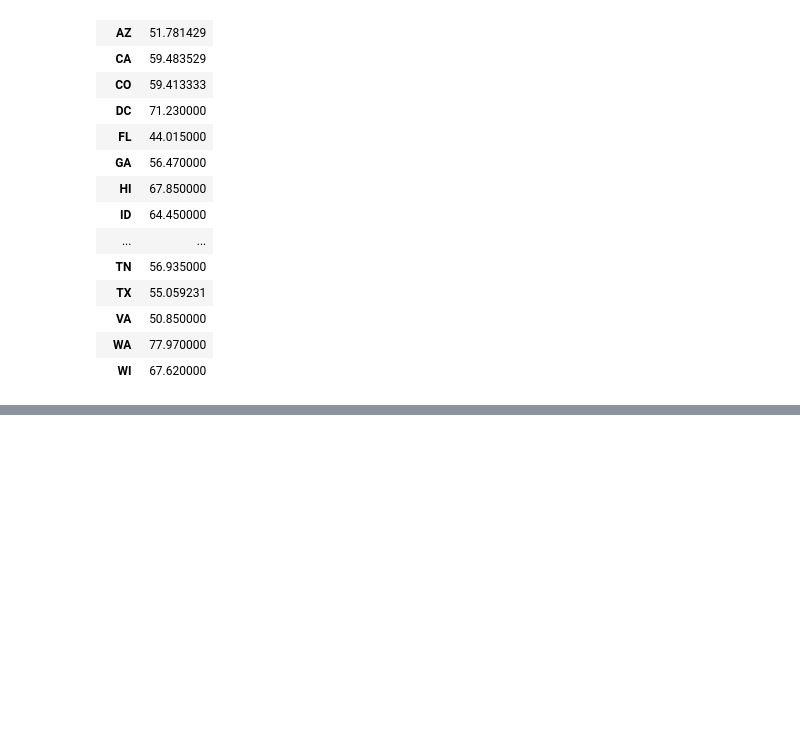
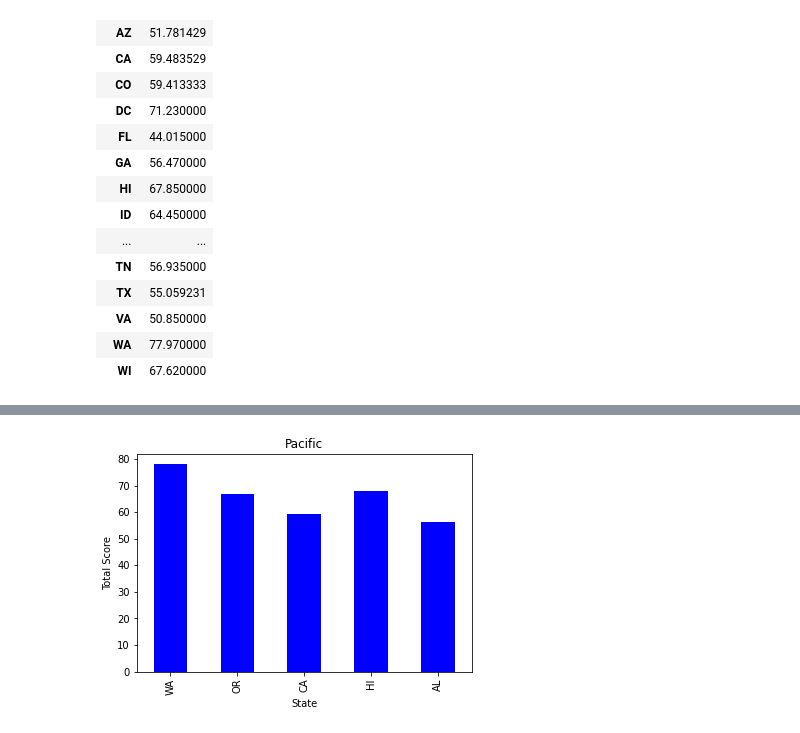
Before and after one commit to Wes90/Climate-DEchangers, a Jupyter notebook: public_transpo.ipynb, the cells around one changed output, grey strips where cells are left out. Cells and saved outputs as stored; diff of their text form; code cells hidden in the pictures; blank space fills up the shorter version.

```diff
--- a/public_transpo.ipynb
+++ b/public_transpo.ipynb
@@ -82,0 +80,8 @@ plt.show()
+# %%
+transit_pacific = transportation_final.loc[['WA','OR','CA','HI','AL']]
+
+transit_pacific.plot(kind='bar',color = 'blue',title = 'Pacific',ylabel = 'Total Score',legend = '')
+
+plt.show()
+# %% [output]
+[figure, added]
```
Also changed, not shown: parts of 7 cells of this notebook, 2 other files.
